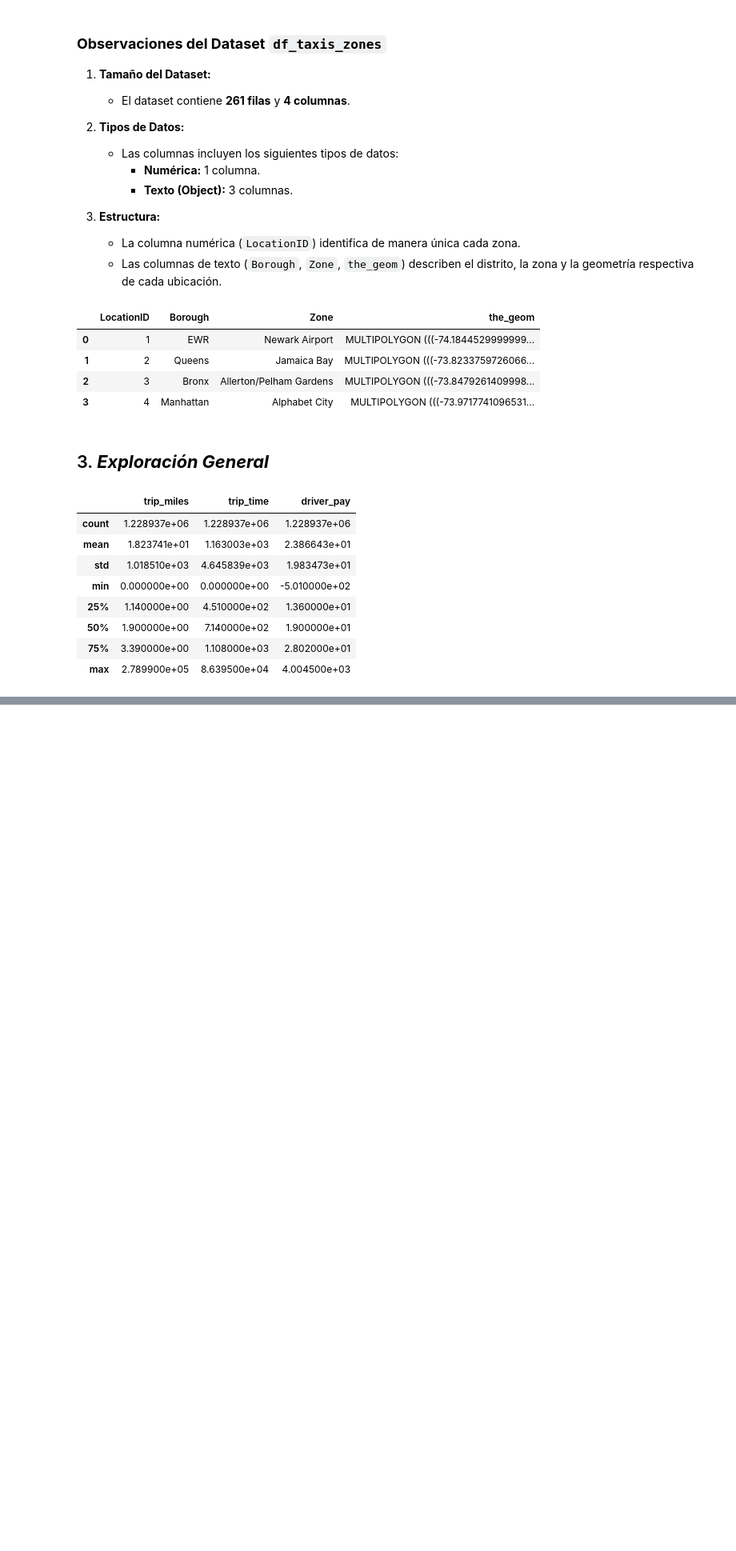
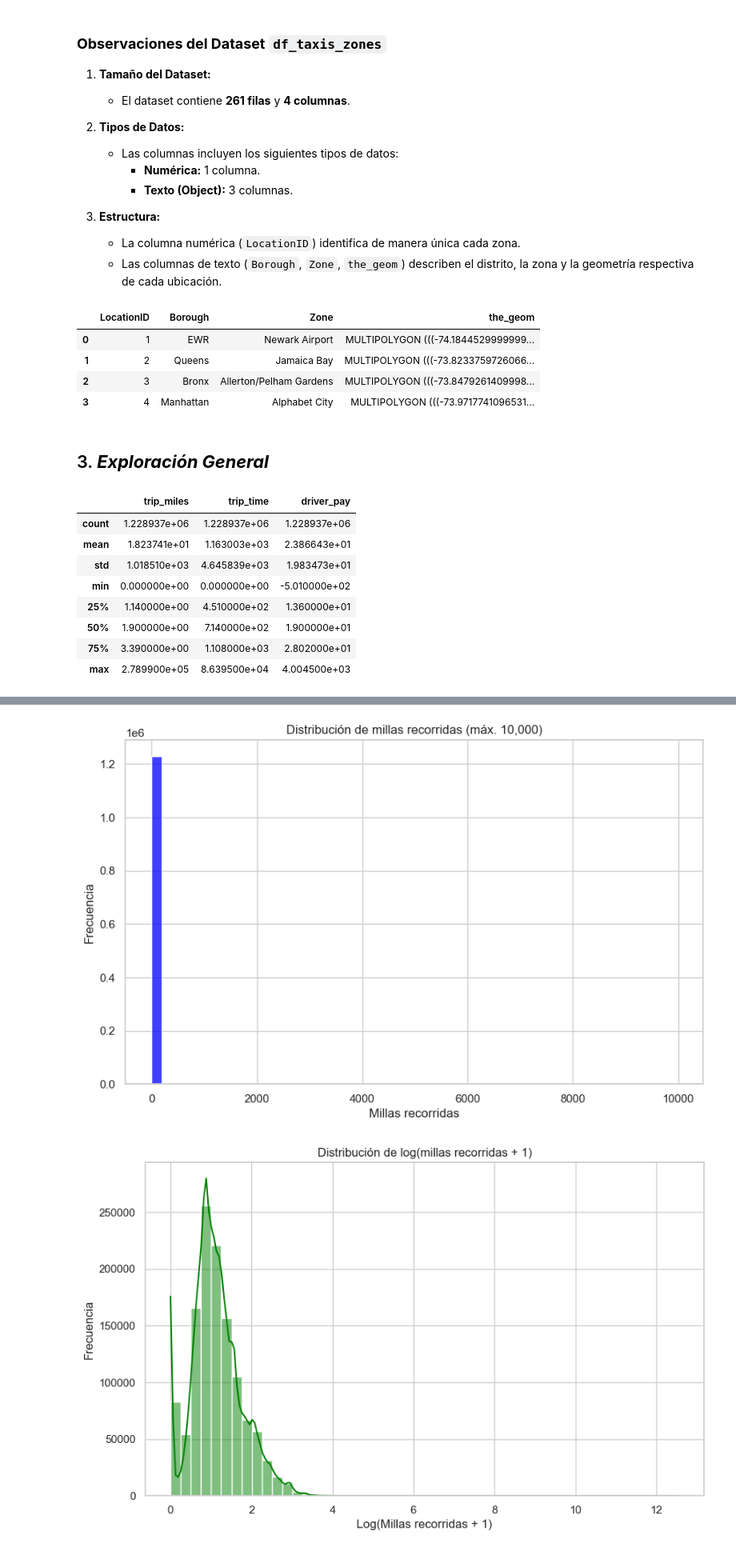
Before and after one commit to Ccasilimas/New_York_Taxis_IA, a Jupyter notebook: Machine_Learning/EDA_ML.ipynb, the cells around one changed output, grey strips where cells are left out. Shown: that part at 80% size. Saved outputs shown, nothing was run; the diff lists cells and outputs as text; code cells hidden in the pictures; blank space fills up the shorter version.

```diff
--- a/Machine_Learning/EDA_ML.ipynb
+++ b/Machine_Learning/EDA_ML.ipynb
@@ -340,0 +392,23 @@ std_taxis.describe()
+# %%
+# Filtrar valores extremos (limitar a un rango menor)
+filtered_data = std_taxis[std_taxis['trip_miles'] <= 10000]
+
+# Histograma ajustado sin KDE
+plt.figure(figsize=(10, 6))
+sns.histplot(filtered_data['trip_miles'], bins=50, color='blue')
+plt.title("Distribución de millas recorridas (máx. 10,000)")
+plt.xlabel("Millas recorridas")
+plt.ylabel("Frecuencia")
+plt.show()
+
+# Aplicar transformación logarítmica y graficar
+log_trip_miles = np.log1p(std_taxis['trip_miles'])  # log(1 + x) para manejar ceros
+plt.figure(figsize=(10, 6))
+sns.histplot(log_trip_miles, bins=50, kde=True, color='green')
+plt.title("Distribución de log(millas recorridas + 1)")
+plt.xlabel("Log(Millas recorridas + 1)")
+plt.ylabel("Frecuencia")
+plt.show()
+# %% [output]
+[figure, added]
+[figure, added]
```
Also changed, not shown: parts of 4 cells of this notebook.
